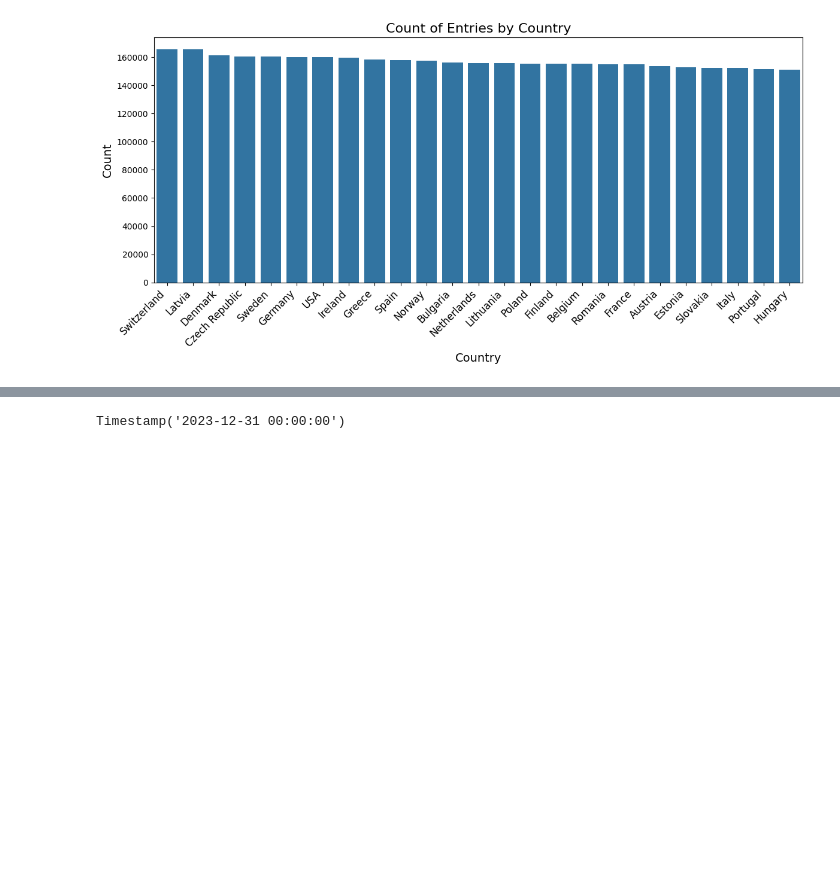
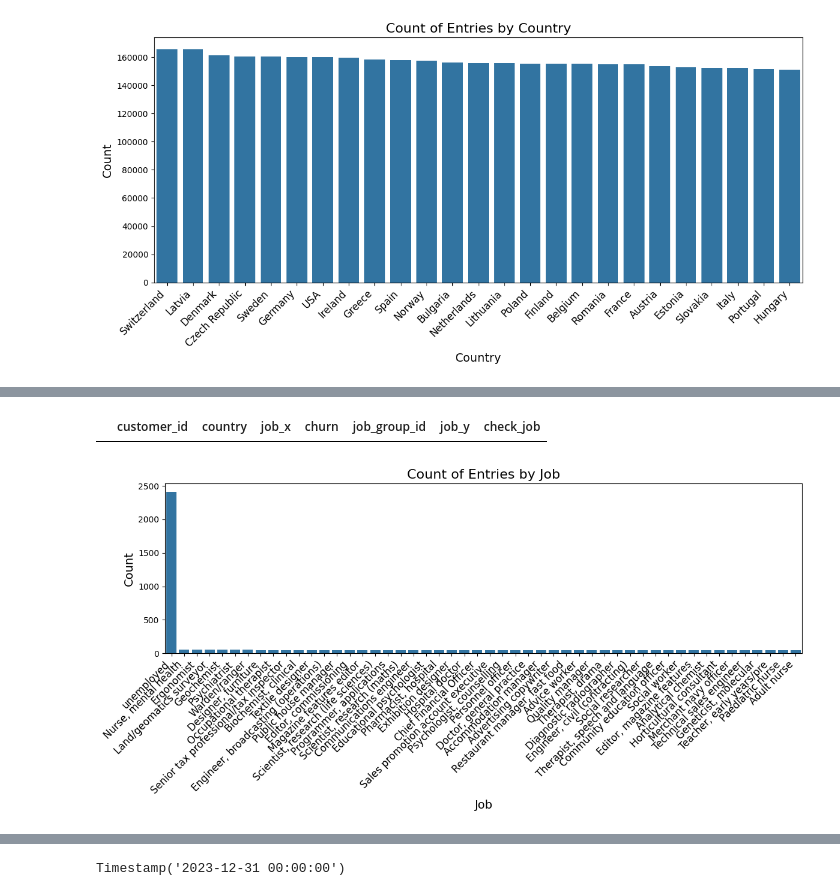
Before and after one commit to m227chan/MSE-546-Advanced-ML-Project, a Jupyter notebook: eda/analysis.ipynb, the cells around one changed output, grey strips where cells are left out. Cells and saved outputs as stored; diff of their text form; code cells hidden in the pictures; blank space fills up the shorter version.

```diff
--- a/eda/analysis.ipynb
+++ b/eda/analysis.ipynb
@@ -224,0 +281,19 @@ plt.show()
+# %%
+df_customer['check_job'] = df_customer["job_x"] == df_customer["job_y"]
+df_customer[df_customer["check_job"] == False]
+# %% [output]
+|  | customer_id | country | job_x | churn | job_group_id | job_y | check_job |
+# %%
+# Get the top 100 most frequent jobs by count
+top_100_jobs = df_churned_customer['job'].value_counts().head(50).index
+
+plt.figure(figsize=(12, 6))
+sns.countplot(data=df_churned_customer, x='job', order=top_100_jobs)
+plt.title('Count of Entries by Job', fontsize=16)
+plt.xlabel('Job', fontsize=14)
+plt.ylabel('Count', fontsize=14)
+plt.xticks(rotation=45, ha='right', fontsize=12)
+plt.tight_layout()
+plt.show()
+# %% [output]
+[figure, added]
```
Also changed, not shown: parts of 15 cells of this notebook.
